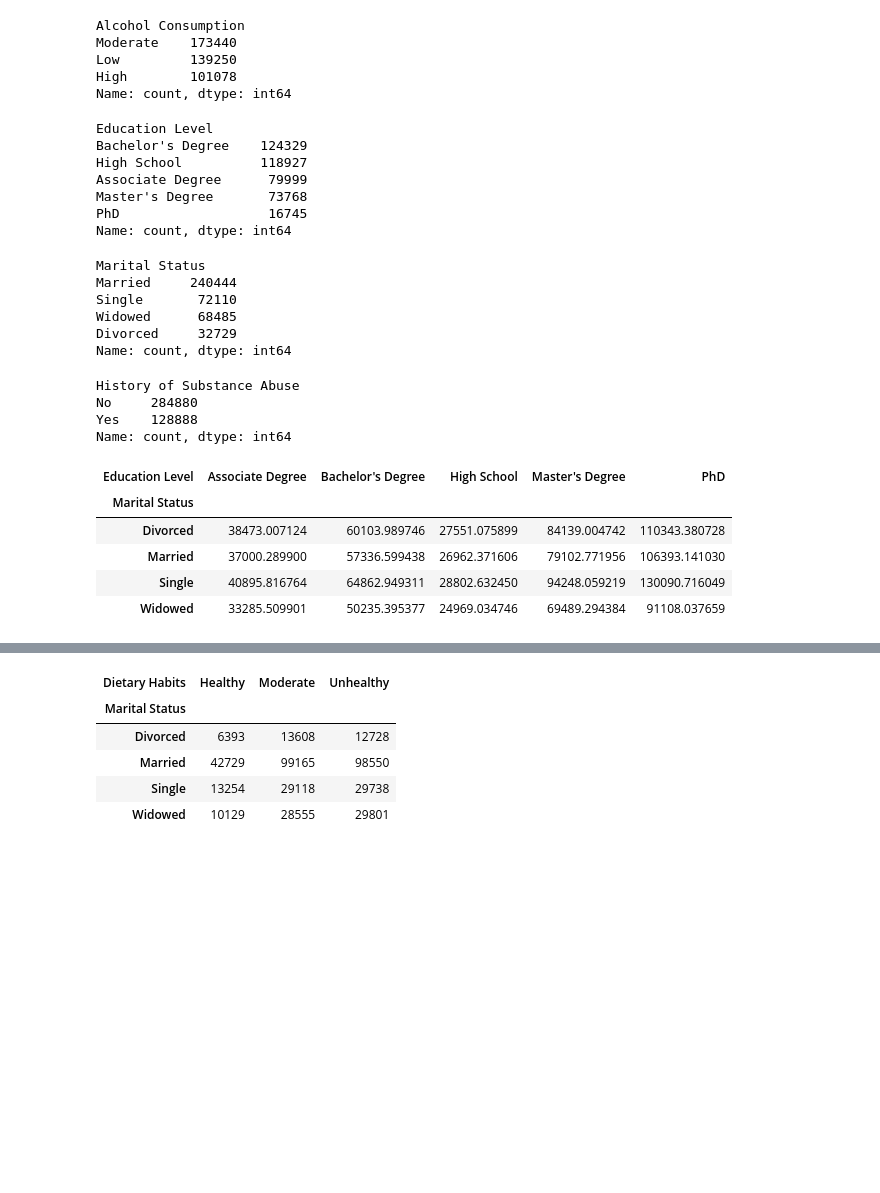
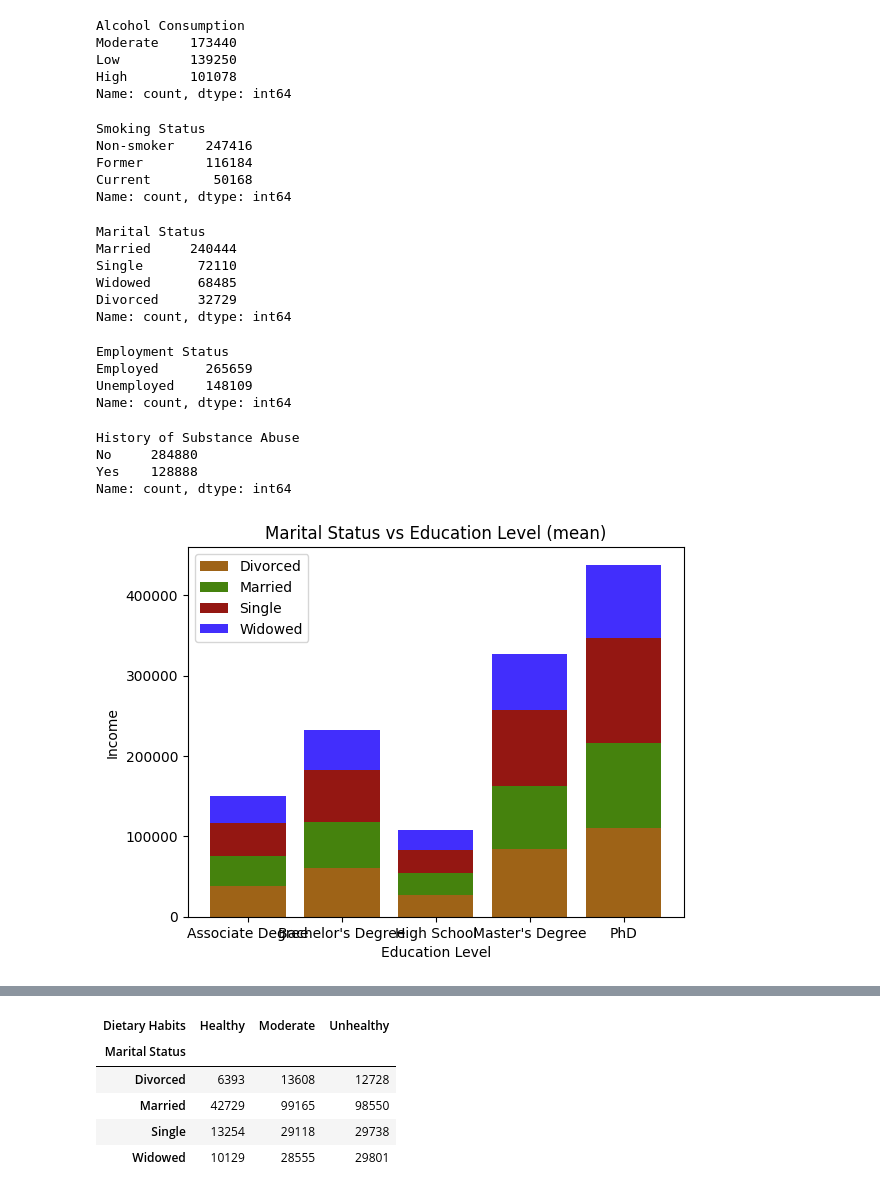
Before and after one commit to ShaQ90/week3_project, a Jupyter notebook: notebooks/data_testing_tiago.ipynb, the cells around one changed output, grey strips where cells are left out. Drawn from its saved outputs; the diff is of its cells as text; code cells hidden in the pictures; blank space fills up the shorter version.

Commit message:
New function plot_drawing_sg

```diff
--- a/notebooks/data_testing_tiago.ipynb
+++ b/notebooks/data_testing_tiago.ipynb
@@ -52,23 +54,28 @@ Low         139250
 High        101078
 Name: count, dtype: int64
 # %%
-df["Education Level"].value_counts()
+df["Smoking Status"].value_counts()
 # %% [output]
-Education Level
-Bachelor's Degree    124329
-High School          118927
-Associate Degree      79999
-Master's Degree       73768
-PhD                   16745
+Smoking Status
+Non-smoker    247416
+Former        116184
+Current        50168
 Name: count, dtype: int64
+# %%
+df["Marital Status"].value_counts()
+# %% [output]
+Marital Status
+Married     240444
+Single       72110
+Widowed      68485
+Divorced     32729
+Name: count, dtype: int64
 # %%
-df["Marital Status"].value_counts()
+df["Employment Status"].value_counts()
 # %% [output]
-Marital Status
-Married     240444
-Single       72110
-Widowed      68485
-Divorced     32729
+Employment Status
+Employed      265659
+Unemployed    148109
 Name: count, dtype: int64
 # %%
 df["History of Substance Abuse"].value_counts()
@@ -79,13 +86,8 @@ Yes    128888
 Name: count, dtype: int64
 # %%
 df_new = df.pivot_table(index="Marital Status", columns="Education Level", values="Income", aggfunc='mean').copy()
-df_new
+func.plot_drawing_sg(df_new,"mean","Income")
 # %% [output]
-| Education Level | Associate Degree | Bachelor's Degree | High School | Master's Degree | PhD |
-| Marital Status |  |  |  |  |  |
-| Divorced | 38473.007124 | 60103.989746 | 27551.075899 | 84139.004742 | 110343.380728 |
-| Married | 37000.289900 | 57336.599438 | 26962.371606 | 79102.771956 | 106393.141030 |
-| Single | 40895.816764 | 64862.949311 | 28802.632450 | 94248.059219 | 130090.716049 |
-| Widowed | 33285.509901 | 50235.395377 | 24969.034746 | 69489.294384 | 91108.037659 |
+[figure, added]
 # %%
 df_new = df.pivot_table(index="Marital Status", columns="Alcohol Consumption", values="Income", aggfunc='count').copy()
```
Also changed, not shown: parts of 7 cells of this notebook, 3 other files.
